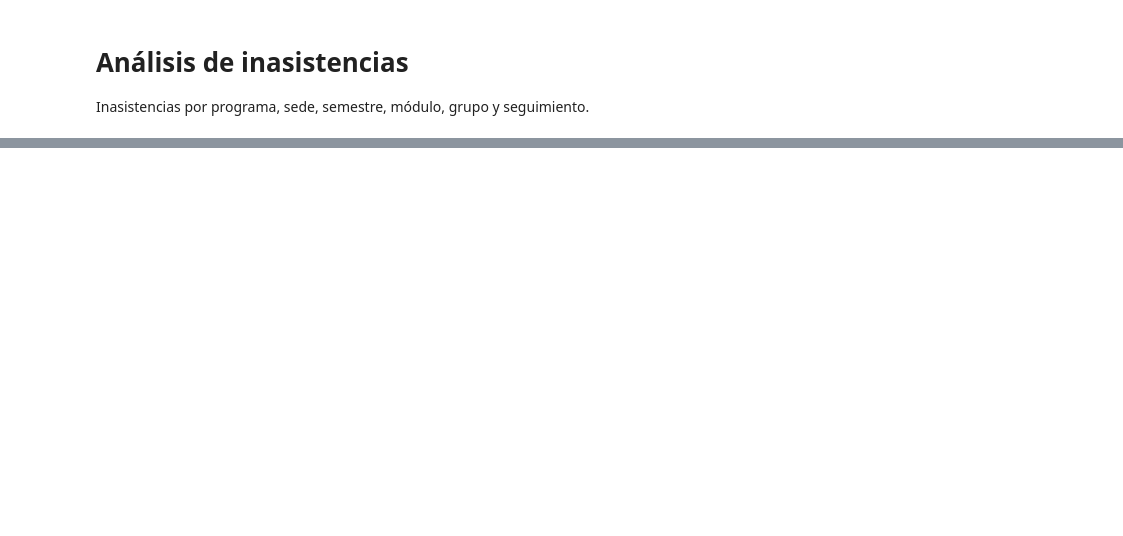
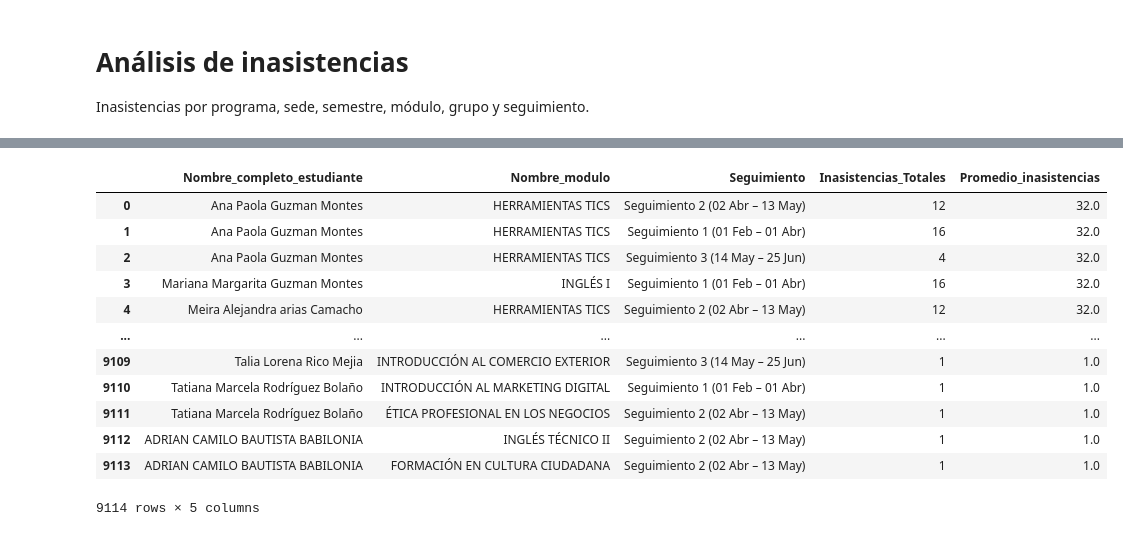
Before and after one commit to Mauricio8474/q10_project, a Jupyter notebook: notebooks/analisis_inasistencias.ipynb, the cells around one changed output, grey strips where cells are left out. Drawn from its saved outputs; the diff is of its cells as text; code cells hidden in the pictures; blank space fills up the shorter version.

```diff
--- a/notebooks/analisis_inasistencias.ipynb
+++ b/notebooks/analisis_inasistencias.ipynb
@@ -50,0 +140,21 @@ display(tabla_sede)
+# %%
+tabla_inasitencia_por_asignatura_ = df.groupby(['Nombre_completo_estudiante', 'Nombre_modulo','Seguimiento' ]).agg(
+    Inasistencias_Totales=("Numero_identificacion_estudiante", "count"),
+    Promedio_inasistencias=("Cantidad_inasistencia", "mean")
+).reset_index().round(1).sort_values("Promedio_inasistencias", ascending=False).reset_index(drop=True)
+
+display(tabla_modulo)
+# %% [output]
+|  | Nombre_completo_estudiante | Nombre_modulo | Seguimiento | Inasistencias_Totales | Promedio_inasistencias |
+| 0 | Ana Paola Guzman Montes | HERRAMIENTAS TICS | Seguimiento 2 (02 Abr – 13 May) | 12 | 32.0 |
+| 1 | Ana Paola Guzman Montes | HERRAMIENTAS TICS | Seguimiento 1 (01 Feb – 01 Abr) | 16 | 32.0 |
+| 2 | Ana Paola Guzman Montes | HERRAMIENTAS TICS | Seguimiento 3 (14 May – 25 Jun) | 4 | 32.0 |
+| 3 | Mariana Margarita Guzman Montes | INGLÉS I | Seguimiento 1 (01 Feb – 01 Abr) | 16 | 32.0 |
+| 4 | Meira Alejandra arias Camacho | HERRAMIENTAS TICS | Seguimiento 2 (02 Abr – 13 May) | 12 | 32.0 |
+| ... | ... | ... | ... | ... | ... |
+| 9109 | Talia Lorena Rico Mejia | INTRODUCCIÓN AL COMERCIO EXTERIOR | Seguimiento 3 (14 May – 25 Jun) | 1 | 1.0 |
+| 9110 | Tatiana Marcela Rodríguez Bolaño | INTRODUCCIÓN AL MARKETING DIGITAL | Seguimiento 1 (01 Feb – 01 Abr) | 1 | 1.0 |
+| 9111 | Tatiana Marcela Rodríguez Bolaño | ÉTICA PROFESIONAL EN LOS NEGOCIOS | Seguimiento 2 (02 Abr – 13 May) | 1 | 1.0 |
+| 9112 | ADRIAN CAMILO BAUTISTA BABILONIA | INGLÉS TÉCNICO II | Seguimiento 2 (02 Abr – 13 May) | 1 | 1.0 |
+| 9113 | ADRIAN CAMILO BAUTISTA BABILONIA | FORMACIÓN EN CULTURA CIUDADANA | Seguimiento 2 (02 Abr – 13 May) | 1 | 1.0 |
+9114 rows × 5 columns
```
Also changed, not shown: parts of 7 cells of this notebook, 2 other files.
